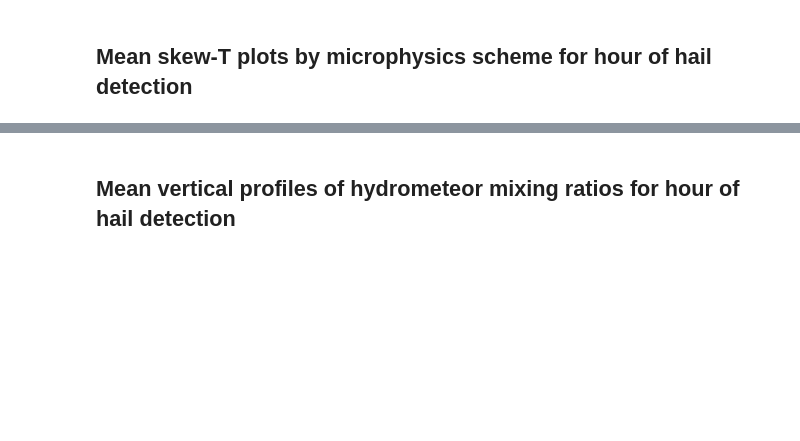
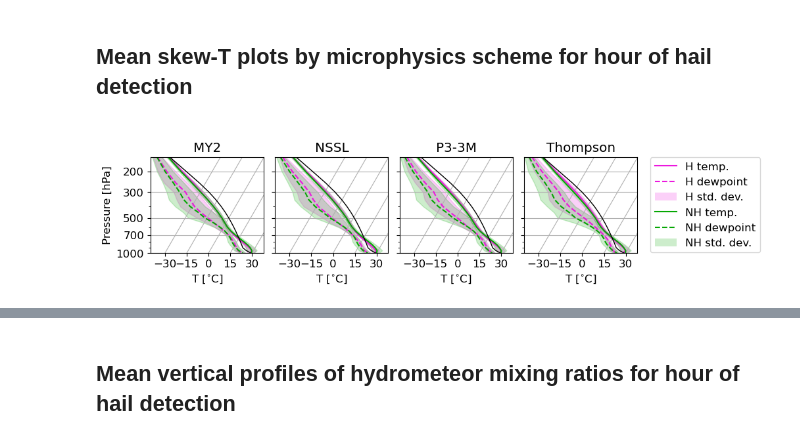
Before and after one commit to traupach/aus_tropics_hail, a Jupyter notebook: analysis/aus_tropics_hail.ipynb, the cells around one changed output, grey strips where cells are left out. Saved outputs shown, nothing was run; the diff lists cells and outputs as text; code cells hidden in the pictures; blank space fills up the shorter version.

Commit message:
New skewT plot.

```diff
--- a/analysis/aus_tropics_hail.ipynb
+++ b/analysis/aus_tropics_hail.ipynb
@@ -372,5 +372,6 @@ nh.plot_extrema(
 # %% [markdown]
 ## Mean skew-T plots by microphysics scheme for hour of hail detection
 # %%
-reload(nh)
-nh.skew_T_comp(dat=spatial_means, figsize=(12, 3), file='paper/figures/skewT_comp.pdf')
+nh.skew_T_comp(dat=spatial_means, figsize=(12, 3), file='paper/figures/skewT_comp_hailcast.pdf')
+# %% [output]
+[figure, added]
```
Also changed, not shown: parts of 1 cell of this notebook, 4 other files.
